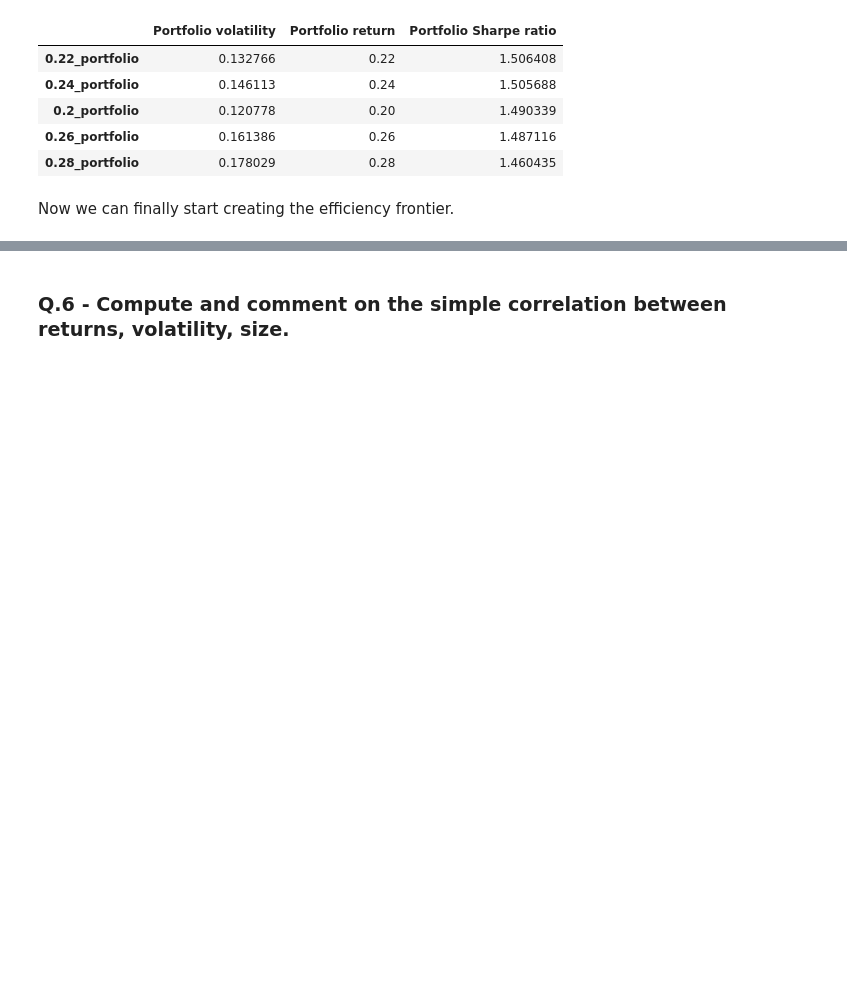
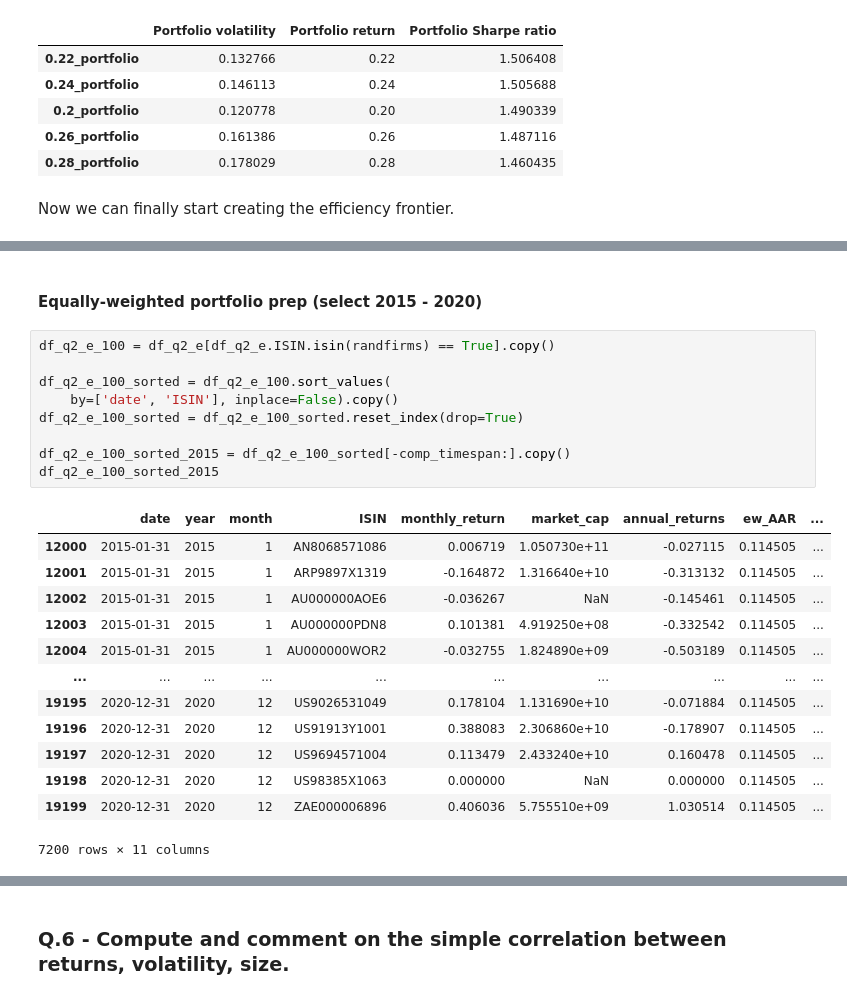
Before and after one commit to percw/Sustainable_and_Entrepreneurial_Finance, a Jupyter notebook: assignment_1.ipynb, the cells around one changed output, grey strips where cells are left out. Saved outputs shown, nothing was run; the diff lists cells and outputs as text; blank space fills up the shorter version.

```diff
--- a/assignment_1.ipynb
+++ b/assignment_1.ipynb
@@ -1634,0 +1761,25 @@ fig.show()
+# %% [markdown]
+#### Equally-weighted portfolio prep (select 2015 - 2020)
+# %%
+df_q2_e_100 = df_q2_e[df_q2_e.ISIN.isin(randfirms) == True].copy()
+
+df_q2_e_100_sorted = df_q2_e_100.sort_values(
+    by=['date', 'ISIN'], inplace=False).copy()
+df_q2_e_100_sorted = df_q2_e_100_sorted.reset_index(drop=True)
+
+df_q2_e_100_sorted_2015 = df_q2_e_100_sorted[-comp_timespan:].copy()
+df_q2_e_100_sorted_2015
+# %% [output]
+|  | date | year | month | ISIN | monthly_return | market_cap | annual_returns | ew_AAR | ... |
+| 12000 | 2015-01-31 | 2015 | 1 | AN8068571086 | 0.006719 | 1.050730e+11 | -0.027115 | 0.114505 | ... |
+| 12001 | 2015-01-31 | 2015 | 1 | ARP9897X1319 | -0.164872 | 1.316640e+10 | -0.313132 | 0.114505 | ... |
+| 12002 | 2015-01-31 | 2015 | 1 | AU000000AOE6 | -0.036267 | NaN | -0.145461 | 0.114505 | ... |
+| 12003 | 2015-01-31 | 2015 | 1 | AU000000PDN8 | 0.101381 | 4.919250e+08 | -0.332542 | 0.114505 | ... |
+| 12004 | 2015-01-31 | 2015 | 1 | AU000000WOR2 | -0.032755 | 1.824890e+09 | -0.503189 | 0.114505 | ... |
+| ... | ... | ... | ... | ... | ... | ... | ... | ... | ... |
+| 19195 | 2020-12-31 | 2020 | 12 | US9026531049 | 0.178104 | 1.131690e+10 | -0.071884 | 0.114505 | ... |
+| 19196 | 2020-12-31 | 2020 | 12 | US91913Y1001 | 0.388083 | 2.306860e+10 | -0.178907 | 0.114505 | ... |
+| 19197 | 2020-12-31 | 2020 | 12 | US9694571004 | 0.113479 | 2.433240e+10 | 0.160478 | 0.114505 | ... |
+| 19198 | 2020-12-31 | 2020 | 12 | US98385X1063 | 0.000000 | NaN | 0.000000 | 0.114505 | ... |
+| 19199 | 2020-12-31 | 2020 | 12 | ZAE000006896 | 0.406036 | 5.755510e+09 | 1.030514 | 0.114505 | ... |
+7200 rows × 11 columns
```
Also changed, not shown: parts of 25 cells of this notebook, 5 other files.
